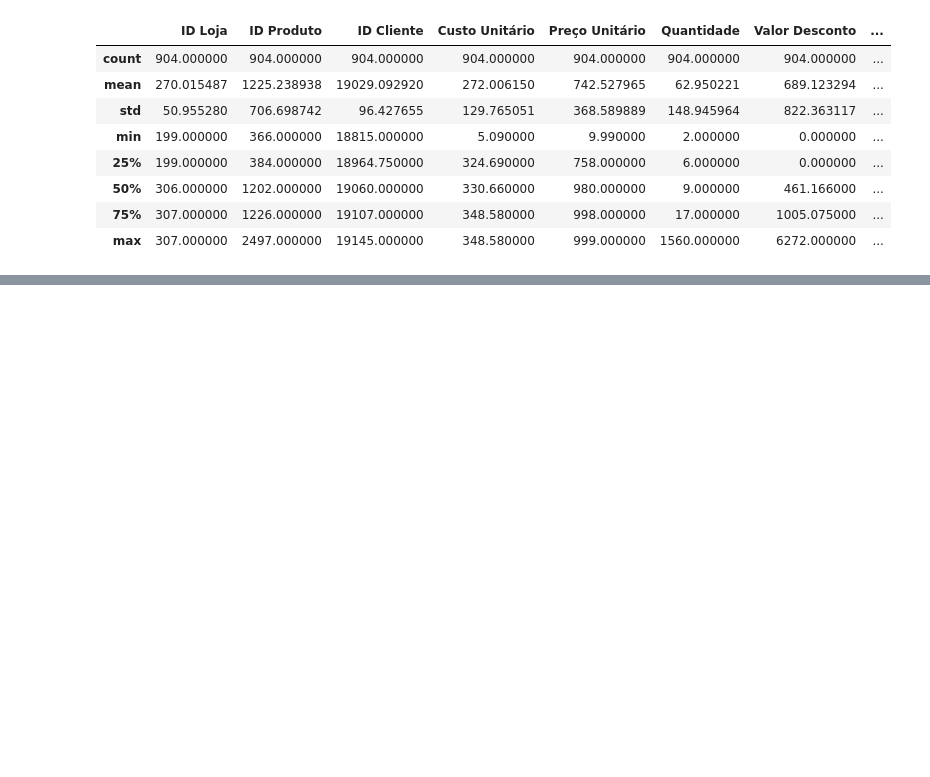
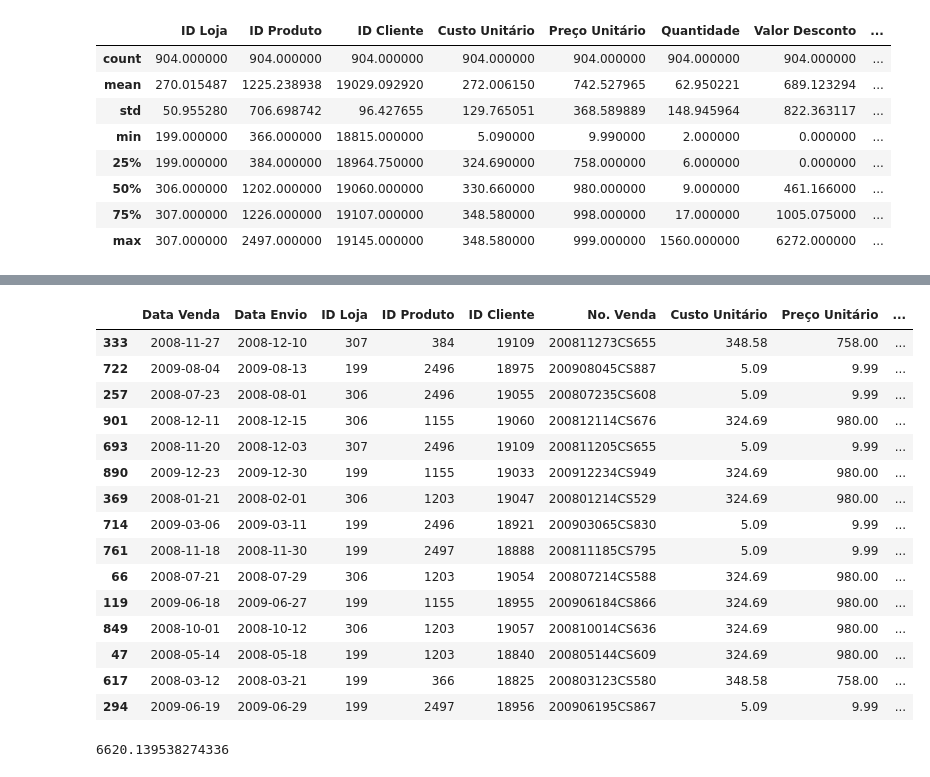
Before and after one commit to CaioCesarBT/AdventureWorksData, a Jupyter notebook: AdventureWorksData.ipynb, the cells around one changed output, grey strips where cells are left out. Saved outputs shown, nothing was run; the diff lists cells and outputs as text; code cells hidden in the pictures; blank space fills up the shorter version.

```diff
--- a/AdventureWorksData.ipynb
+++ b/AdventureWorksData.ipynb
@@ -78,0 +127,2 @@ df.describe() #retorna informaçoes estatisticas do conjunto de dados.
+# %%
+df['ID Loja']=df["ID Loja"].astype("object") #para mudar o tipo de dados usa-se .astype()
@@ -78,0 +151,23 @@ df.describe() #retorna informaçoes estatisticas do conjunto de dados.
+# %%
+df.sample(15)
+# %% [output]
+|  | Data Venda | Data Envio | ID Loja | ID Produto | ID Cliente | No. Venda | Custo Unitário | Preço Unitário | ... |
+| 333 | 2008-11-27 | 2008-12-10 | 307 | 384 | 19109 | 200811273CS655 | 348.58 | 758.00 | ... |
+| 722 | 2009-08-04 | 2009-08-13 | 199 | 2496 | 18975 | 200908045CS887 | 5.09 | 9.99 | ... |
+| 257 | 2008-07-23 | 2008-08-01 | 306 | 2496 | 19055 | 200807235CS608 | 5.09 | 9.99 | ... |
+| 901 | 2008-12-11 | 2008-12-15 | 306 | 1155 | 19060 | 200812114CS676 | 324.69 | 980.00 | ... |
+| 693 | 2008-11-20 | 2008-12-03 | 307 | 2496 | 19109 | 200811205CS655 | 5.09 | 9.99 | ... |
+| 890 | 2009-12-23 | 2009-12-30 | 199 | 1155 | 19033 | 200912234CS949 | 324.69 | 980.00 | ... |
+| 369 | 2008-01-21 | 2008-02-01 | 306 | 1203 | 19047 | 200801214CS529 | 324.69 | 980.00 | ... |
+| 714 | 2009-03-06 | 2009-03-11 | 199 | 2496 | 18921 | 200903065CS830 | 5.09 | 9.99 | ... |
+| 761 | 2008-11-18 | 2008-11-30 | 199 | 2497 | 18888 | 200811185CS795 | 5.09 | 9.99 | ... |
+| 66 | 2008-07-21 | 2008-07-29 | 306 | 1203 | 19054 | 200807214CS588 | 324.69 | 980.00 | ... |
+| 119 | 2009-06-18 | 2009-06-27 | 199 | 1155 | 18955 | 200906184CS866 | 324.69 | 980.00 | ... |
+| 849 | 2008-10-01 | 2008-10-12 | 306 | 1203 | 19057 | 200810014CS636 | 324.69 | 980.00 | ... |
+| 47 | 2008-05-14 | 2008-05-18 | 199 | 1203 | 18840 | 200805144CS609 | 324.69 | 980.00 | ... |
+| 617 | 2008-03-12 | 2008-03-21 | 199 | 366 | 18825 | 200803123CS580 | 348.58 | 758.00 | ... |
+| 294 | 2009-06-19 | 2009-06-29 | 199 | 2497 | 18956 | 200906195CS867 | 5.09 | 9.99 | ... |
+# %%
+df["Valor Venda"].mean()
+# %% [output]
+6620.139538274336
```
Also changed, not shown: parts of 6 cells of this notebook.
